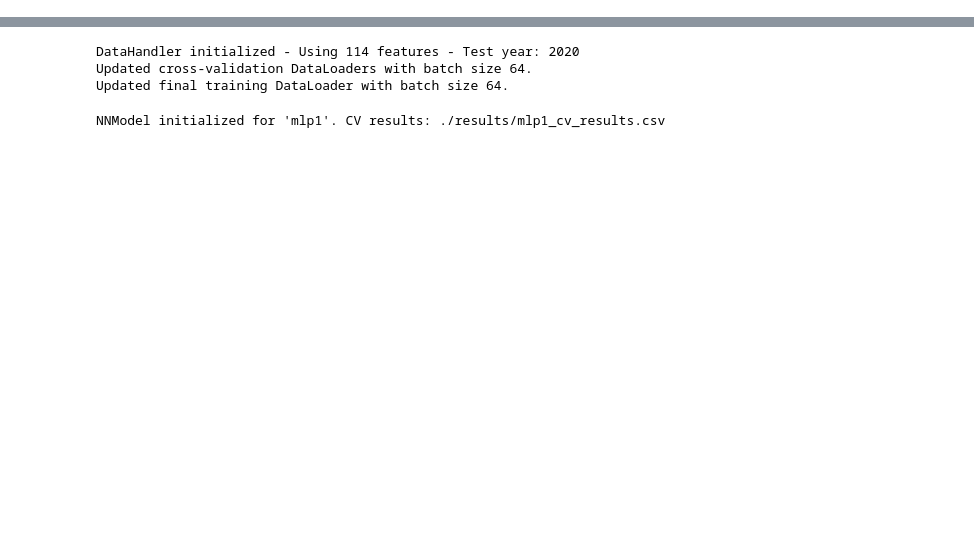
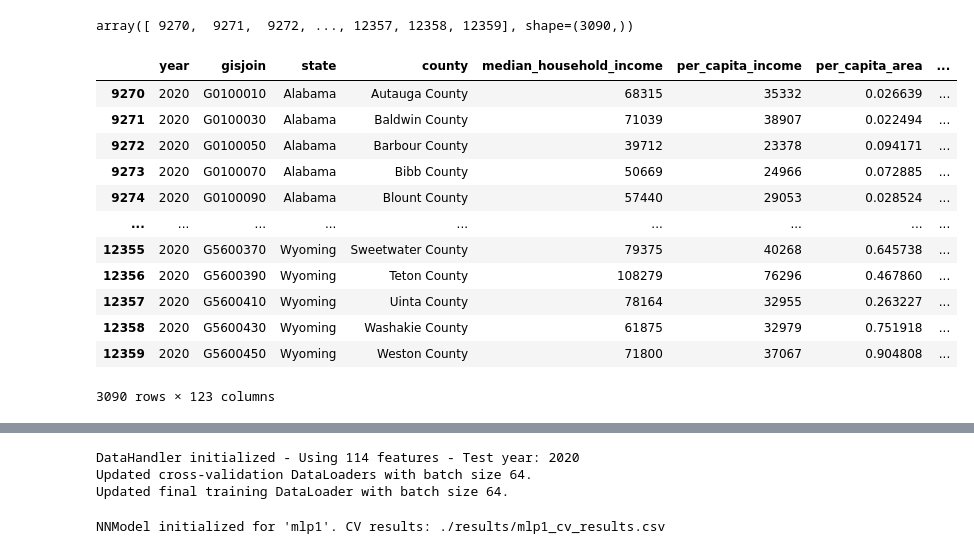
Before and after one commit to arvindsuresh-math/MATH-392-Intro-to-neural-networks, a Jupyter notebook: arvind-midterm-2/modelling-may-1.ipynb, the cells around one changed output, grey strips where cells are left out. Cells and saved outputs as stored; diff of their text form; code cells hidden in the pictures; blank space fills up the shorter version.

```diff
--- a/arvind-midterm-2/modelling-may-1.ipynb
+++ b/arvind-midterm-2/modelling-may-1.ipynb
@@ -12,0 +12,23 @@ Using MPS device (Apple Silicon GPU)
+# %%
+df = pd.read_csv('data/final_dataset.csv')
+# %%
+indices = np.where(df['year'] == 2020)[0]
+indices
+# %% [output]
+array([ 9270,  9271,  9272, ..., 12357, 12358, 12359], shape=(3090,))
+# %%
+df[df['year']==2020]
+# %% [output]
+|  | year | gisjoin | state | county | median_household_income | per_capita_income | per_capita_area | ... |
+| 9270 | 2020 | G0100010 | Alabama | Autauga County | 68315 | 35332 | 0.026639 | ... |
+| 9271 | 2020 | G0100030 | Alabama | Baldwin County | 71039 | 38907 | 0.022494 | ... |
+| 9272 | 2020 | G0100050 | Alabama | Barbour County | 39712 | 23378 | 0.094171 | ... |
+| 9273 | 2020 | G0100070 | Alabama | Bibb County | 50669 | 24966 | 0.072885 | ... |
+| 9274 | 2020 | G0100090 | Alabama | Blount County | 57440 | 29053 | 0.028524 | ... |
+| ... | ... | ... | ... | ... | ... | ... | ... | ... |
+| 12355 | 2020 | G5600370 | Wyoming | Sweetwater County | 79375 | 40268 | 0.645738 | ... |
+| 12356 | 2020 | G5600390 | Wyoming | Teton County | 108279 | 76296 | 0.467860 | ... |
+| 12357 | 2020 | G5600410 | Wyoming | Uinta County | 78164 | 32955 | 0.263227 | ... |
+| 12358 | 2020 | G5600430 | Wyoming | Washakie County | 61875 | 32979 | 0.751918 | ... |
+| 12359 | 2020 | G5600450 | Wyoming | Weston County | 71800 | 37067 | 0.904808 | ... |
+3090 rows × 123 columns
```
Also changed, not shown: parts of 7 cells of this notebook, 11 other files.
